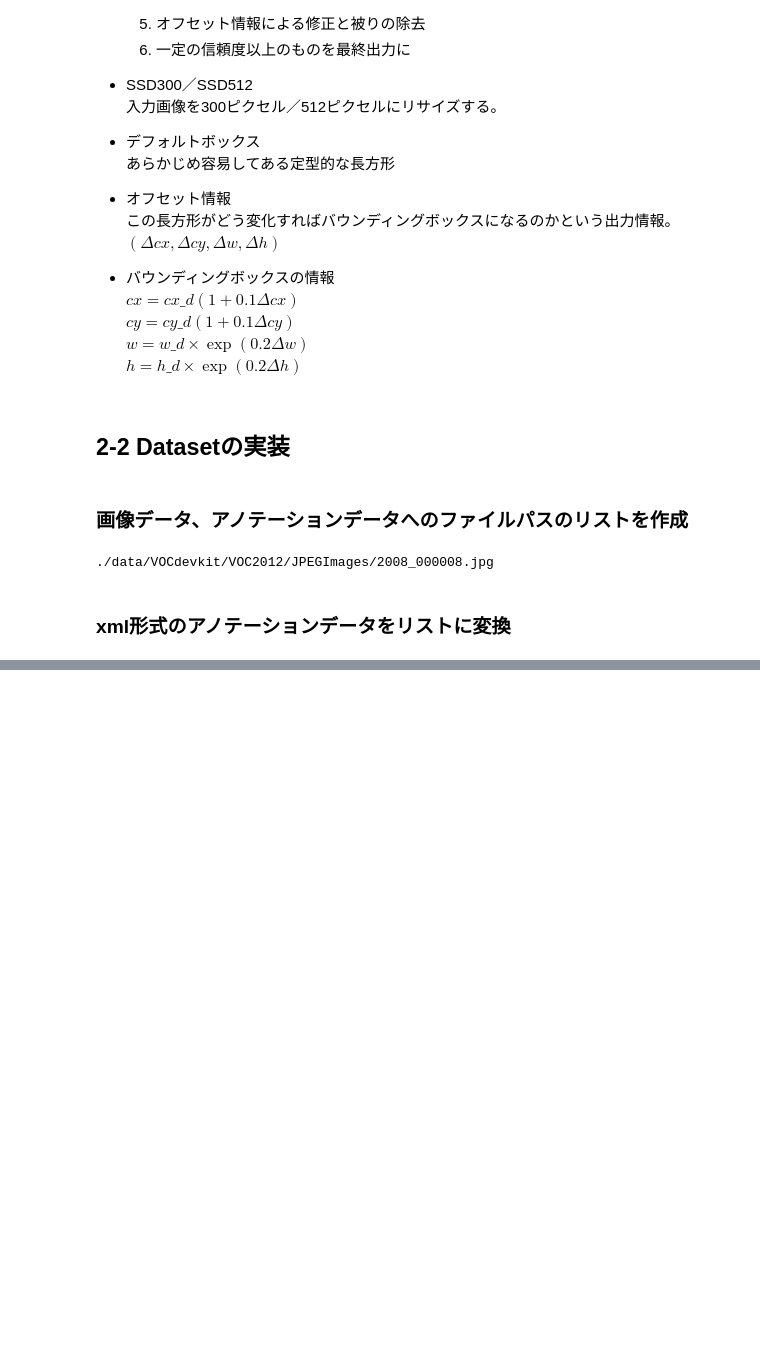
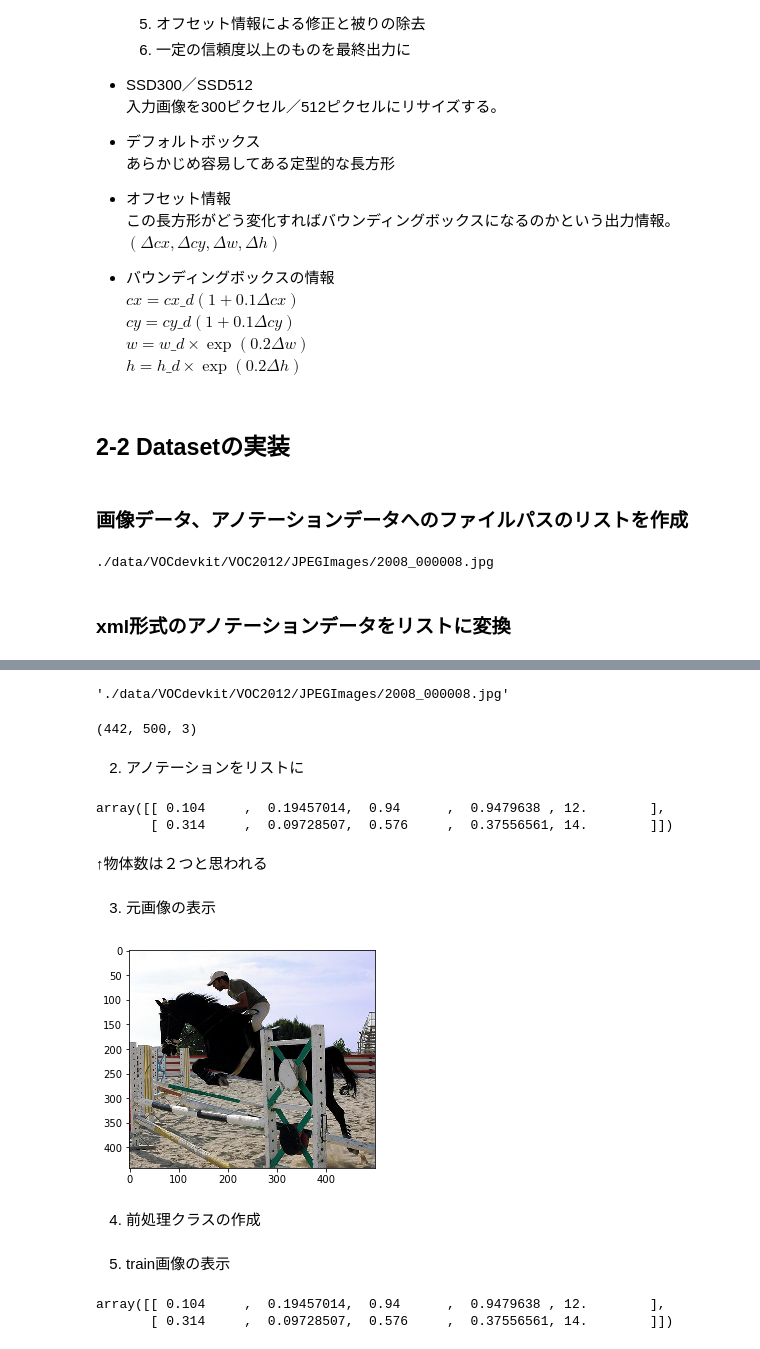
Before and after one commit to okmokm422/TIL, a Jupyter notebook: ML/Advanced_Deep_Learning_with_PyTorch/Chapter2_物体検出（SSD）.ipynb, the cells around one changed output, grey strips where cells are left out. Cells and saved outputs as stored; diff of their text form; code cells hidden in the pictures; blank space fills up the shorter version.

```diff
--- a/ML/Advanced_Deep_Learning_with_PyTorch/Chapter2_物体検出（SSD）.ipynb
+++ b/ML/Advanced_Deep_Learning_with_PyTorch/Chapter2_物体検出（SSD）.ipynb
@@ -91,10 +91,11 @@ random.seed(1234)
 # %% [markdown]
 ### 画像データ、アノテーションデータへのファイルパスのリストを作成
 # %%
-# 学習、検証の画像データとアノテーションデータへのファイルパスリストを作成する。
+# 学習、検証の画像データとアノテーションデータへのファイルパスリストを作成する
+
 
 def make_datapath_list(rootpath):
-    '''
+    """
     データへのパスを格納したリストを作成する。
 
     Parameters
@@ -106,11 +107,11 @@ def make_datapath_list(rootpath):
     -------
     ret : train_img_list, train_anno_list, val_img_list, val_anno_list
         データへのパスを格納したリスト
-    '''
+    """
 
     # 画像ファイルとアノテーションファイルへのパスのテンプレートを作成
     imgpath_template = osp.join(rootpath, 'JPEGImages', '%s.jpg')
-    annopath_template = osp.join(rootpath, 'Anotations', '%s.xml')
+    annopath_template = osp.join(rootpath, 'Annotations', '%s.xml')
 
     # 訓練と検証、それぞれのファイルのID（ファイル名）を取得する
     train_id_names = osp.join(rootpath + 'ImageSets/Main/train.txt')
@@ -121,22 +122,22 @@ def make_datapath_list(rootpath):
     train_anno_list = list()
 
     for line in open(train_id_names):
-        file_id = line.strip() # 空白スペースと改行を削除
-        img_path = (imgpath_template % file_id) # 画像のパス
-        anno_path  = (annopath_template % file_id) # アノテーションのパス
-        train_img_list.append(img_path) # リストに追加
-        train_anno_list.append(anno_path) # リストに追加
+        file_id = line.strip()  # 空白スペースと改行を除去
+        img_path = (imgpath_template % file_id)  # 画像のパス
+        anno_path = (annopath_template % file_id)  # アノテーションのパス
+        train_img_list.append(img_path)  # リストに追加
+        train_anno_list.append(anno_path)  # リストに追加
 
     # 検証データの画像ファイルとアノテーションファイルへのパスリストを作成
     val_img_list = list()
     val_anno_list = list()
 
     for line in open(val_id_names):
-        file_id = line.strip() # 空白スペースと改行を削除
-        img_path = (imgpath_template % file_id) # 画像のパス
-        anno_path = (annopath_template % file_id) # アノテーションのパス
-        val_img_list.append(img_path)
-        val_anno_list.append(anno_path)
+        file_id = line.strip()  # 空白スペースと改行を除去
+        img_path = (imgpath_template % file_id)  # 画像のパス
+        anno_path = (annopath_template % file_id)  # アノテーションのパス
+        val_img_list.append(img_path)  # リストに追加
+        val_anno_list.append(anno_path)  # リストに追加
 
     return train_img_list, train_anno_list, val_img_list, val_anno_list
 # %%
@@ -227,0 +364,32 @@ class Anno_xml2list(object):
+# %%
+image_file_path = train_img_list[0]
+image_file_path
+# %% [output]
+'./data/VOCdevkit/VOC2012/JPEGImages/2008_000008.jpg'
+# %%
+img = cv2.imread(image_file_path) # [高さ][幅][色BGR]で返される
+# %%
+height, width, channels = img.shape # 画像のサイズを取得
+height, width, channels
+# %% [output]
+(442, 500, 3)
+# %% [markdown]
+2. アノテーションをリストに
+# %%
+transform_anno = Anno_xml2list(voc_classes)
+anno_list = transform_anno(train_anno_list[0], width, height)
+anno_list
+# %% [output]
+array([[ 0.104     ,  0.19457014,  0.94      ,  0.9479638 , 12.        ],
+       [ 0.314     ,  0.09728507,  0.576     ,  0.37556561, 14.        ]])
+# %% [markdown]
+↑物体数は２つと思われる
+# %% [markdown]
+3. 元画像の表示
+# %%
+plt.imshow(cv2.cvtColor(img, cv2.COLOR_BGR2RGB))
+plt.show()
+# %% [output]
+[figure, added]
+# %% [markdown]
+4. 前処理クラスの作成
@@ -227,0 +400,7 @@ class Anno_xml2list(object):
+# %% [markdown]
+5. train画像の表示
+# %%
+anno_list
+# %% [output]
+array([[ 0.104     ,  0.19457014,  0.94      ,  0.9479638 , 12.        ],
+       [ 0.314     ,  0.09728507,  0.576     ,  0.37556561, 14.        ]])
```
Also changed, not shown: parts of 28 cells of this notebook, 8 other files.
